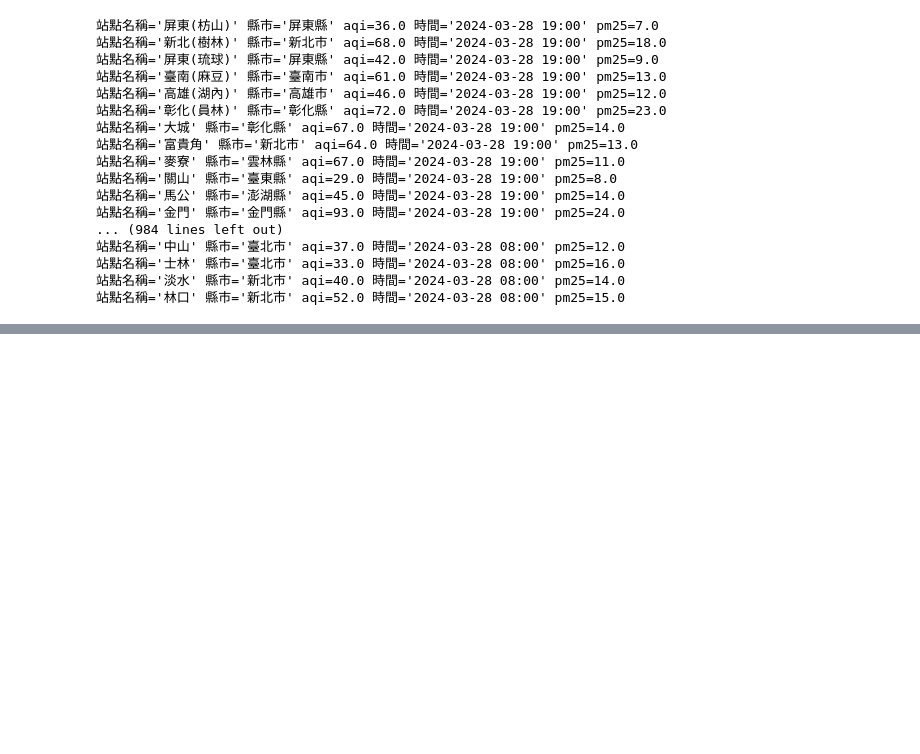
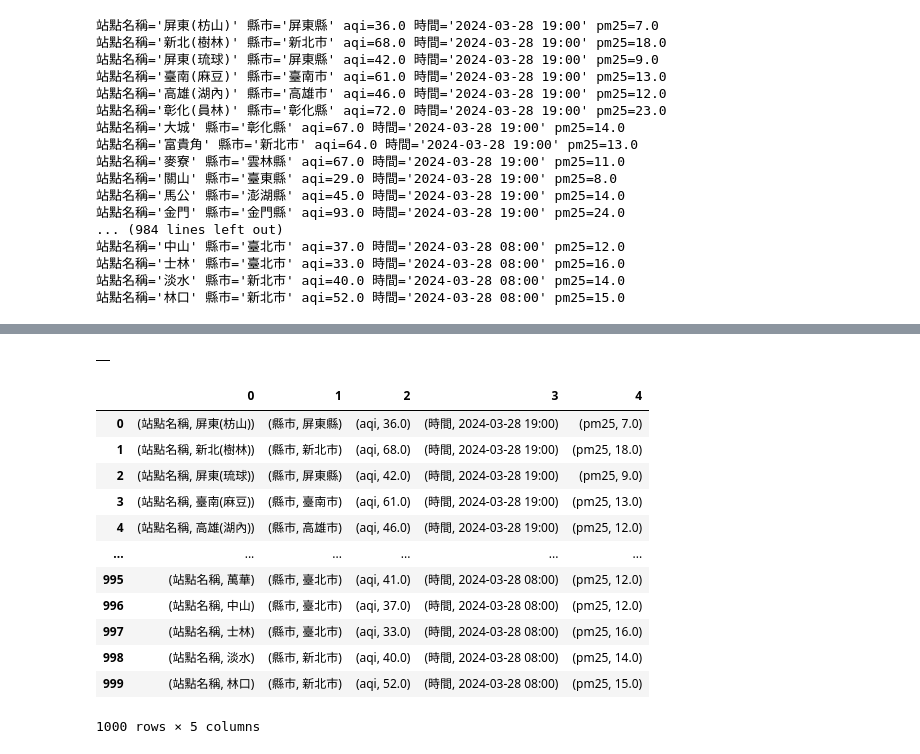
Before and after one commit to HUI-FEN/20230224, a Jupyter notebook: lesson12/lesson12_1.ipynb, the cells around one changed output, grey strips where cells are left out. Saved outputs shown, nothing was run; the diff lists cells and outputs as text; code cells hidden in the pictures; blank space fills up the shorter version.

```diff
--- a/lesson12/lesson12_1.ipynb
+++ b/lesson12/lesson12_1.ipynb
@@ -138,0 +165,22 @@ for item in sites:
+# %%
+import pandas as pd
+pd.DataFrame()
+# %% [output]
+|  |
+# %%
+import pandas as pd
+pd.DataFrame(sites)
+# %% [output]
+|  | 0 | 1 | 2 | 3 | 4 |
+| 0 | (站點名稱, 屏東(枋山)) | (縣市, 屏東縣) | (aqi, 36.0) | (時間, 2024-03-28 19:00) | (pm25, 7.0) |
+| 1 | (站點名稱, 新北(樹林)) | (縣市, 新北市) | (aqi, 68.0) | (時間, 2024-03-28 19:00) | (pm25, 18.0) |
+| 2 | (站點名稱, 屏東(琉球)) | (縣市, 屏東縣) | (aqi, 42.0) | (時間, 2024-03-28 19:00) | (pm25, 9.0) |
+| 3 | (站點名稱, 臺南(麻豆)) | (縣市, 臺南市) | (aqi, 61.0) | (時間, 2024-03-28 19:00) | (pm25, 13.0) |
+| 4 | (站點名稱, 高雄(湖內)) | (縣市, 高雄市) | (aqi, 46.0) | (時間, 2024-03-28 19:00) | (pm25, 12.0) |
+| ... | ... | ... | ... | ... | ... |
+| 995 | (站點名稱, 萬華) | (縣市, 臺北市) | (aqi, 41.0) | (時間, 2024-03-28 08:00) | (pm25, 12.0) |
+| 996 | (站點名稱, 中山) | (縣市, 臺北市) | (aqi, 37.0) | (時間, 2024-03-28 08:00) | (pm25, 12.0) |
+| 997 | (站點名稱, 士林) | (縣市, 臺北市) | (aqi, 33.0) | (時間, 2024-03-28 08:00) | (pm25, 16.0) |
+| 998 | (站點名稱, 淡水) | (縣市, 新北市) | (aqi, 40.0) | (時間, 2024-03-28 08:00) | (pm25, 14.0) |
+| 999 | (站點名稱, 林口) | (縣市, 新北市) | (aqi, 52.0) | (時間, 2024-03-28 08:00) | (pm25, 15.0) |
+1000 rows × 5 columns
```
Also changed, not shown: parts of 3 cells of this notebook, 1 other file.
